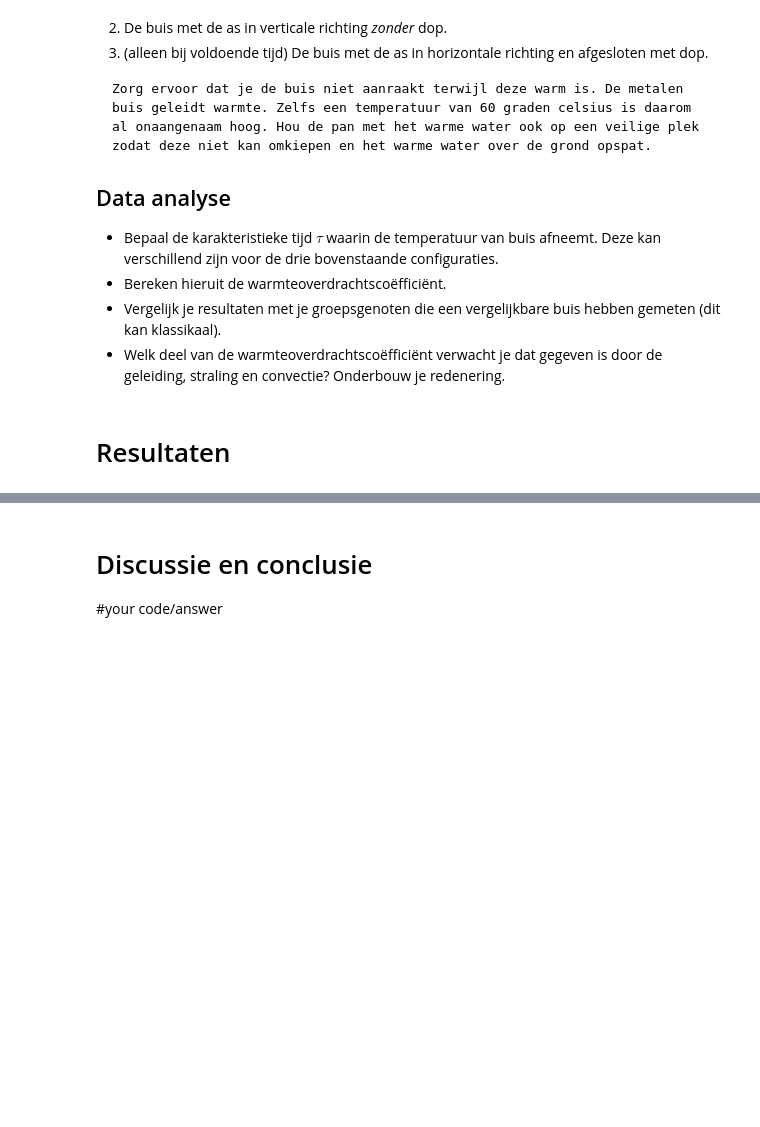
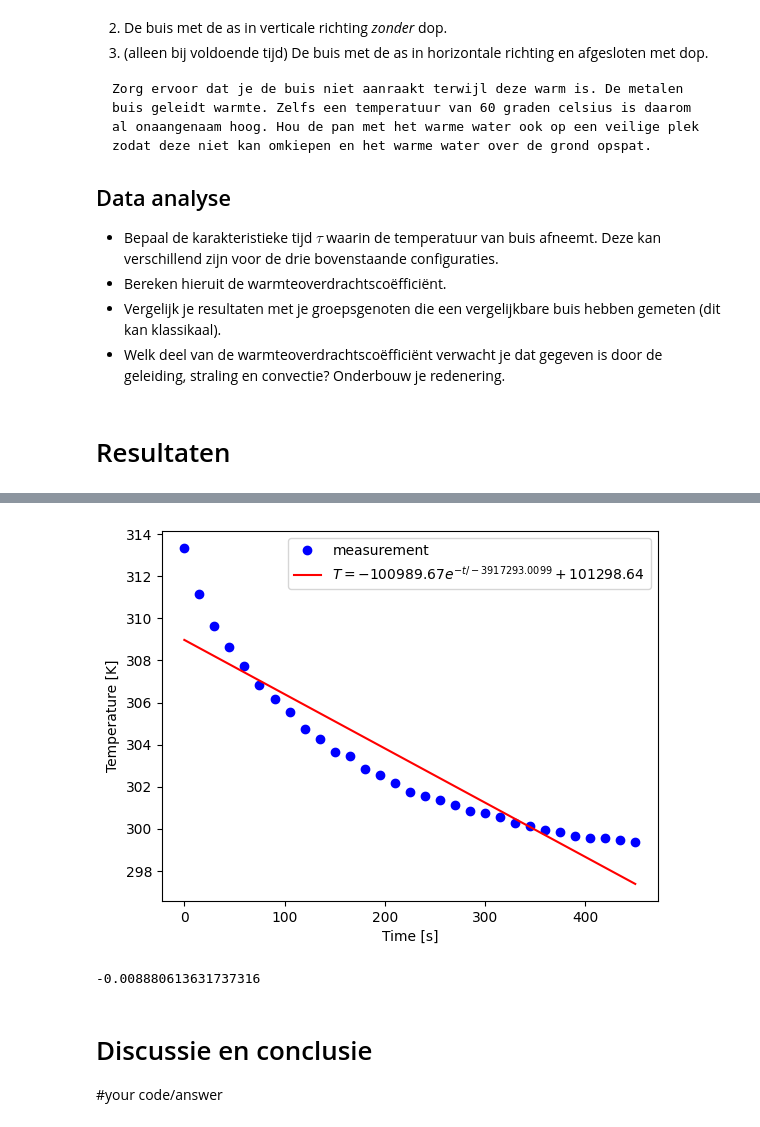
Before and after one commit to Jz-Mo/thermolab, a Jupyter notebook: Content/Labs/koelbuis/koelbuis.ipynb, the cells around one changed output, grey strips where cells are left out. Cells and saved outputs as stored; diff of their text form; code cells hidden in the pictures; blank space fills up the shorter version.

Commit message:
Save plots of several labs

```diff
--- a/Content/Labs/koelbuis/koelbuis.ipynb
+++ b/Content/Labs/koelbuis/koelbuis.ipynb
@@ -215,3 +213,34 @@ FileNotFoundError: koelen_met_dop.csv not found.
+# %%
+times = zonder_dop[:,0]  # tijd in seconden
+temps = zonder_dop[:,1]  # temperatuur in graden C
+temps = temps + 273.15  # omzetten naar Kelvin
+
+# pas beginwaardes aan naar schatting
+# Het aantal maxfev moet wellicht hoger voor goede convergentie van de waarde
+popt, pocv = curve_fit(exp_func, times, temps, p0=[20, 1000, omgevingstemperatuur], maxfev=5000)
+
+A_exp, tau_exp, T_omg_exp = popt
+
+y_fit = exp_func(times, *popt)
+
+plt.figure()
+plt.xlabel('Time [s]')
+plt.ylabel('Temperature [K]')
+
+plt.plot(times, temps, 'bo', label='measurement')
+plt.plot(times, y_fit, 'r-',
+         label='$T = %0.2f e^{-t/%0.4f} + %0.2f$' % (A_exp, tau_exp, T_omg_exp))
+
+plt.legend()
+plt.savefig("./koelbuis_zonder_dop_fit.png", dpi=450)
+plt.show()
+
+h_exp = (warmtecapaciteit) / (tau_exp * buitenoppervlak)
+
+print(h_exp) # warmteoverdrachtscoëfficiënt in W/m^2 K
+# %% [output]
+[figure, added]
+-0.008880613631737316
 # %% [markdown]
 # Discussie en conclusie
 
```
Also changed, not shown: parts of 2 cells of this notebook, 6 other files.
